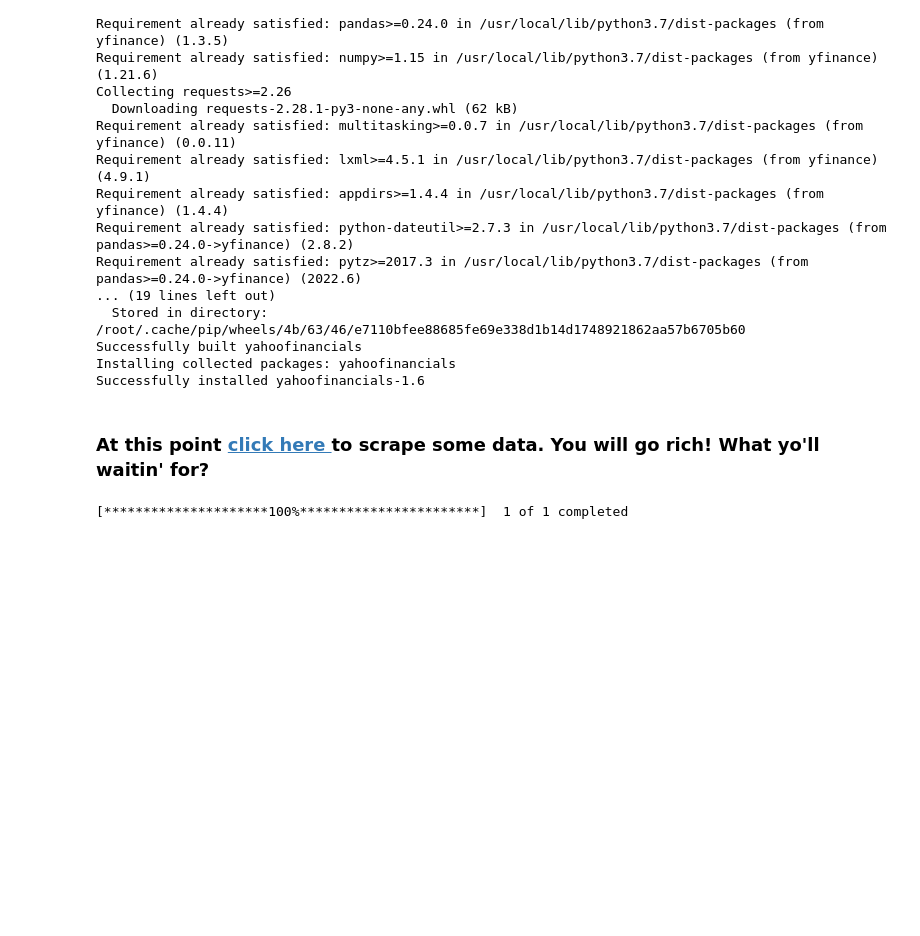
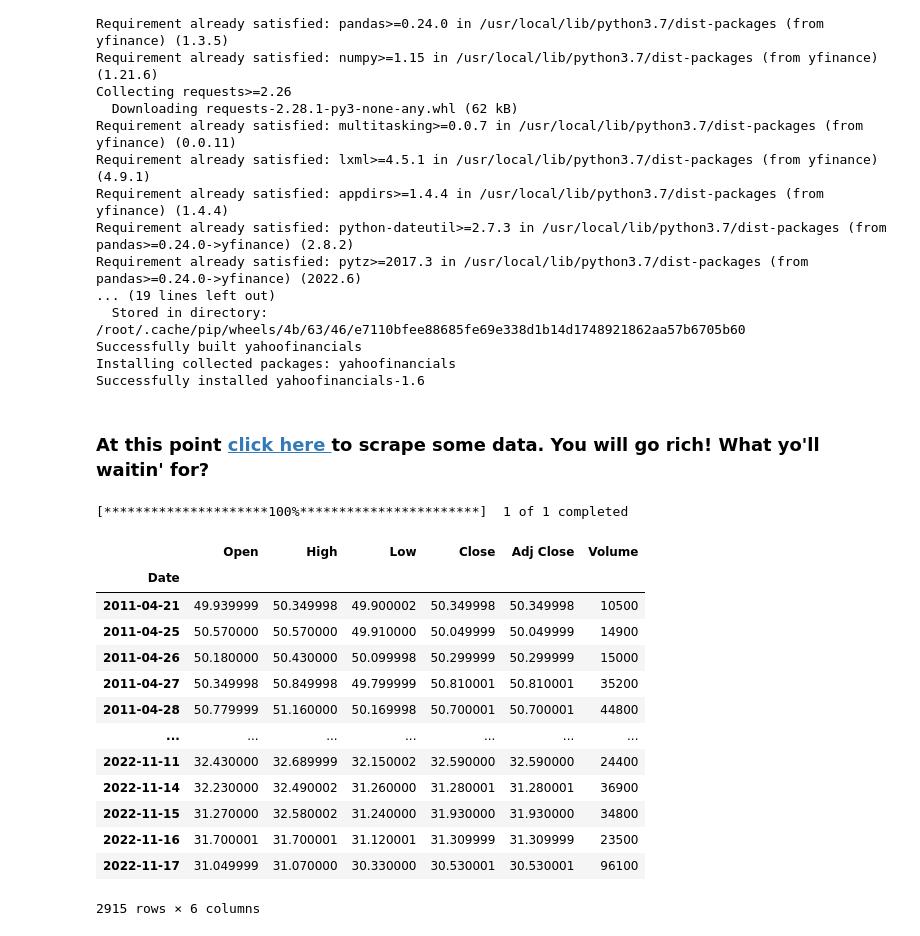
Before and after one commit to y-akbal/Tedu_Time_Series, a Jupyter notebook: W6/inclass.ipynb, the cells around one changed output. Cells and saved outputs as stored; diff of their text form; code cells hidden in the pictures; blank space fills up the shorter version.

```diff
--- a/W6/inclass.ipynb
+++ b/W6/inclass.ipynb
@@ -26,6 +26,23 @@ from yahoofinancials import YahooFinancials
 # %% [markdown]
 ### At this point [click here ](https://finance.yahoo.com/crypto/) to scrape some data. You will go rich! What yo'll waitin' for?
 # %%
-data = yf.download('BTC-USD')
+data = yf.download('Oil')
 # %% [output]
 [*********************100%***********************]  1 of 1 completed
+# %%
+data
+# %% [output]
+|  | Open | High | Low | Close | Adj Close | Volume |
+| Date |  |  |  |  |  |  |
+| 2011-04-21 | 49.939999 | 50.349998 | 49.900002 | 50.349998 | 50.349998 | 10500 |
+| 2011-04-25 | 50.570000 | 50.570000 | 49.910000 | 50.049999 | 50.049999 | 14900 |
+| 2011-04-26 | 50.180000 | 50.430000 | 50.099998 | 50.299999 | 50.299999 | 15000 |
+| 2011-04-27 | 50.349998 | 50.849998 | 49.799999 | 50.810001 | 50.810001 | 35200 |
+| 2011-04-28 | 50.779999 | 51.160000 | 50.169998 | 50.700001 | 50.700001 | 44800 |
+| ... | ... | ... | ... | ... | ... | ... |
+| 2022-11-11 | 32.430000 | 32.689999 | 32.150002 | 32.590000 | 32.590000 | 24400 |
+| 2022-11-14 | 32.230000 | 32.490002 | 31.260000 | 31.280001 | 31.280001 | 36900 |
+| 2022-11-15 | 31.270000 | 32.580002 | 31.240000 | 31.930000 | 31.930000 | 34800 |
+| 2022-11-16 | 31.700001 | 31.700001 | 31.120001 | 31.309999 | 31.309999 | 23500 |
+| 2022-11-17 | 31.049999 | 31.070000 | 30.330000 | 30.530001 | 30.530001 | 96100 |
+2915 rows × 6 columns
```
Also changed, not shown: 2 other files.
